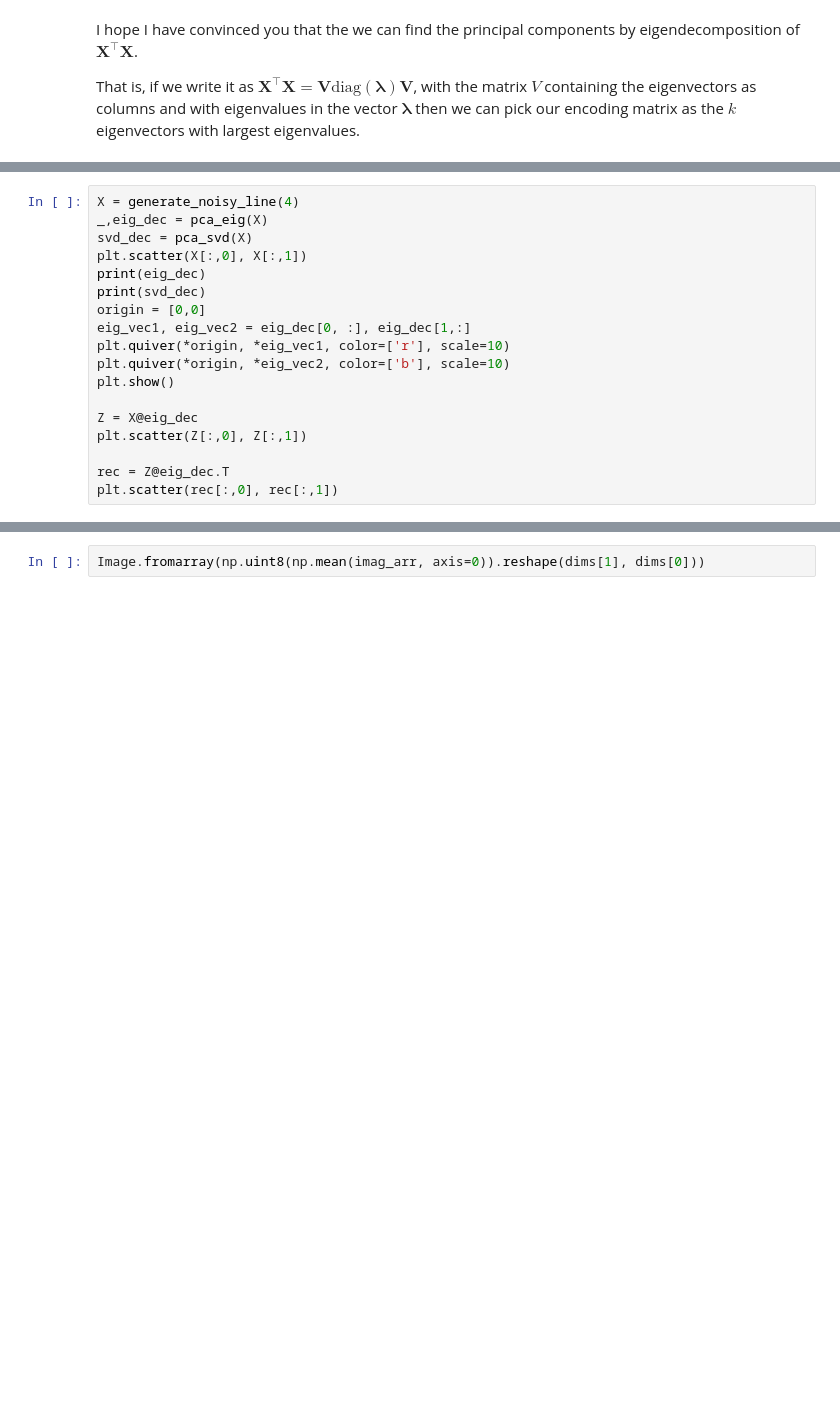
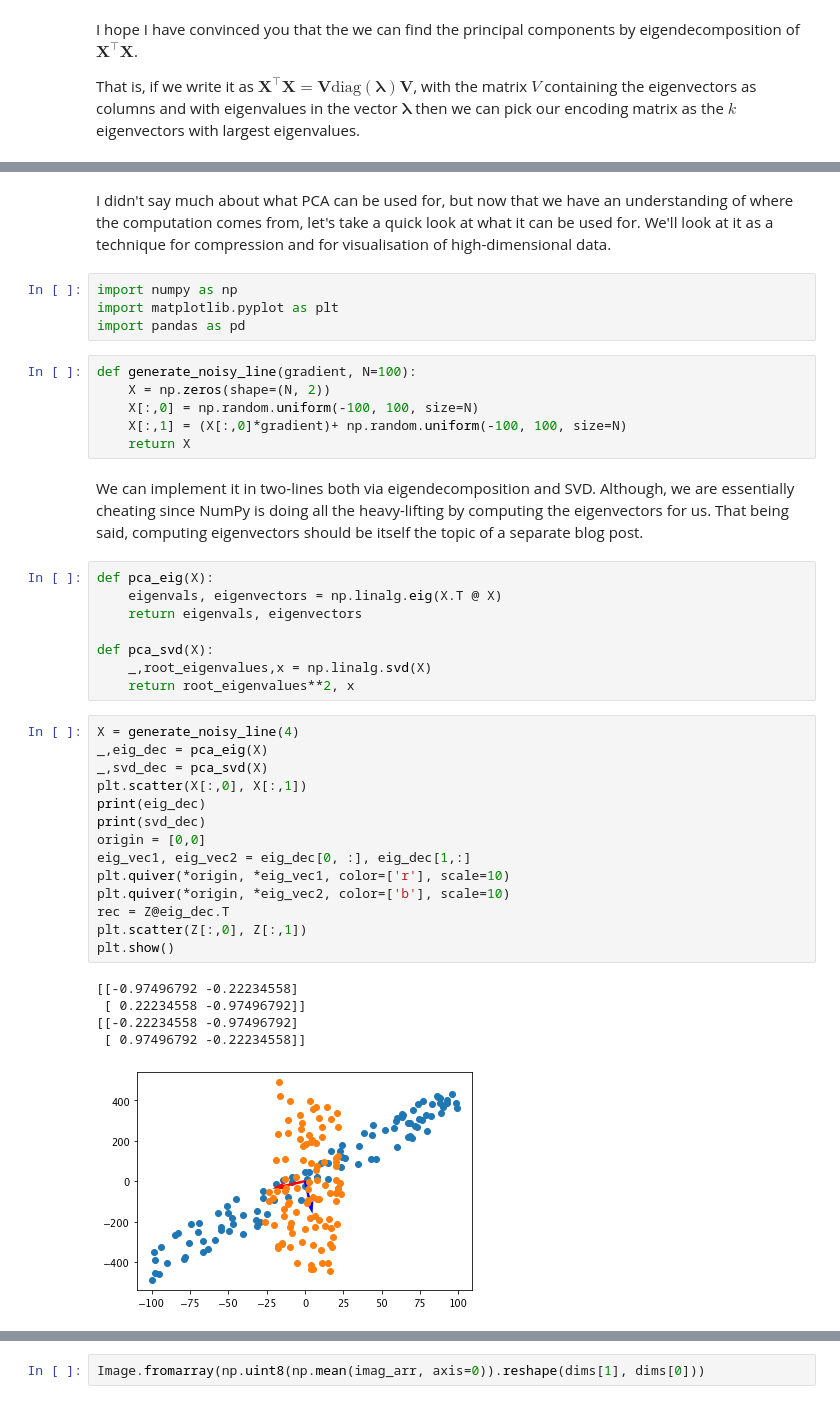
Before and after one commit to ymohamedahmed/blog-posts, a Jupyter notebook: pca/pca.ipynb, the cells around one changed output, grey strips where cells are left out. Saved outputs shown, nothing was run; the diff lists cells and outputs as text; blank space fills up the shorter version.

```diff
--- a/pca/pca.ipynb
+++ b/pca/pca.ipynb
@@ -172,18 +131,0 @@ def whiten(X):
-# %%
-X = generate_noisy_line(4)
-_,eig_dec = pca_eig(X)
-svd_dec = pca_svd(X)
-plt.scatter(X[:,0], X[:,1])
-print(eig_dec)
-print(svd_dec)
-origin = [0,0]
-eig_vec1, eig_vec2 = eig_dec[0, :], eig_dec[1,:]
-plt.quiver(*origin, *eig_vec1, color=['r'], scale=10)
-plt.quiver(*origin, *eig_vec2, color=['b'], scale=10)
-plt.show()
-
-Z = X@eig_dec
-plt.scatter(Z[:,0], Z[:,1])
-
-rec = Z@eig_dec.T
-plt.scatter(rec[:,0], rec[:,1])
@@ -225,0 +171,42 @@ for i in range(len(images)):
+# %% [markdown]
+I didn't say much about what PCA can be used for, but now that we have an understanding of where the computation comes from, let's take a quick look at what it can be used for. We'll look at it as a technique for compression and for visualisation of high-dimensional data.
+# %%
+import numpy as np
+import matplotlib.pyplot as plt
+import pandas as pd
+# %%
+def generate_noisy_line(gradient, N=100):
+    X = np.zeros(shape=(N, 2))
+    X[:,0] = np.random.uniform(-100, 100, size=N)
+    X[:,1] = (X[:,0]*gradient)+ np.random.uniform(-100, 100, size=N)
+    return X
+# %% [markdown]
+We can implement it in two-lines both via eigendecomposition and SVD. Although, we are essentially cheating since NumPy is doing all the heavy-lifting by computing the eigenvectors for us. That being said, computing eigenvectors should be itself the topic of a separate blog post.
+# %%
+def pca_eig(X):
+    eigenvals, eigenvectors = np.linalg.eig(X.T @ X)
+    return eigenvals, eigenvectors
+
+def pca_svd(X):
+    _,root_eigenvalues,x = np.linalg.svd(X)
+    return root_eigenvalues**2, x
+# %%
+X = generate_noisy_line(4)
+_,eig_dec = pca_eig(X)
+_,svd_dec = pca_svd(X)
+plt.scatter(X[:,0], X[:,1])
+print(eig_dec)
+print(svd_dec)
+origin = [0,0]
+eig_vec1, eig_vec2 = eig_dec[0, :], eig_dec[1,:]
+plt.quiver(*origin, *eig_vec1, color=['r'], scale=10)
+plt.quiver(*origin, *eig_vec2, color=['b'], scale=10)
+rec = Z@eig_dec.T
+plt.scatter(Z[:,0], Z[:,1])
+plt.show()
+# %% [output]
+[[-0.97496792 -0.22234558]
+ [ 0.22234558 -0.97496792]]
+[[-0.22234558 -0.97496792]
+ [ 0.97496792 -0.22234558]]
+[figure, added]
```
Also changed, not shown: parts of 55 cells of this notebook, 17 other files.
